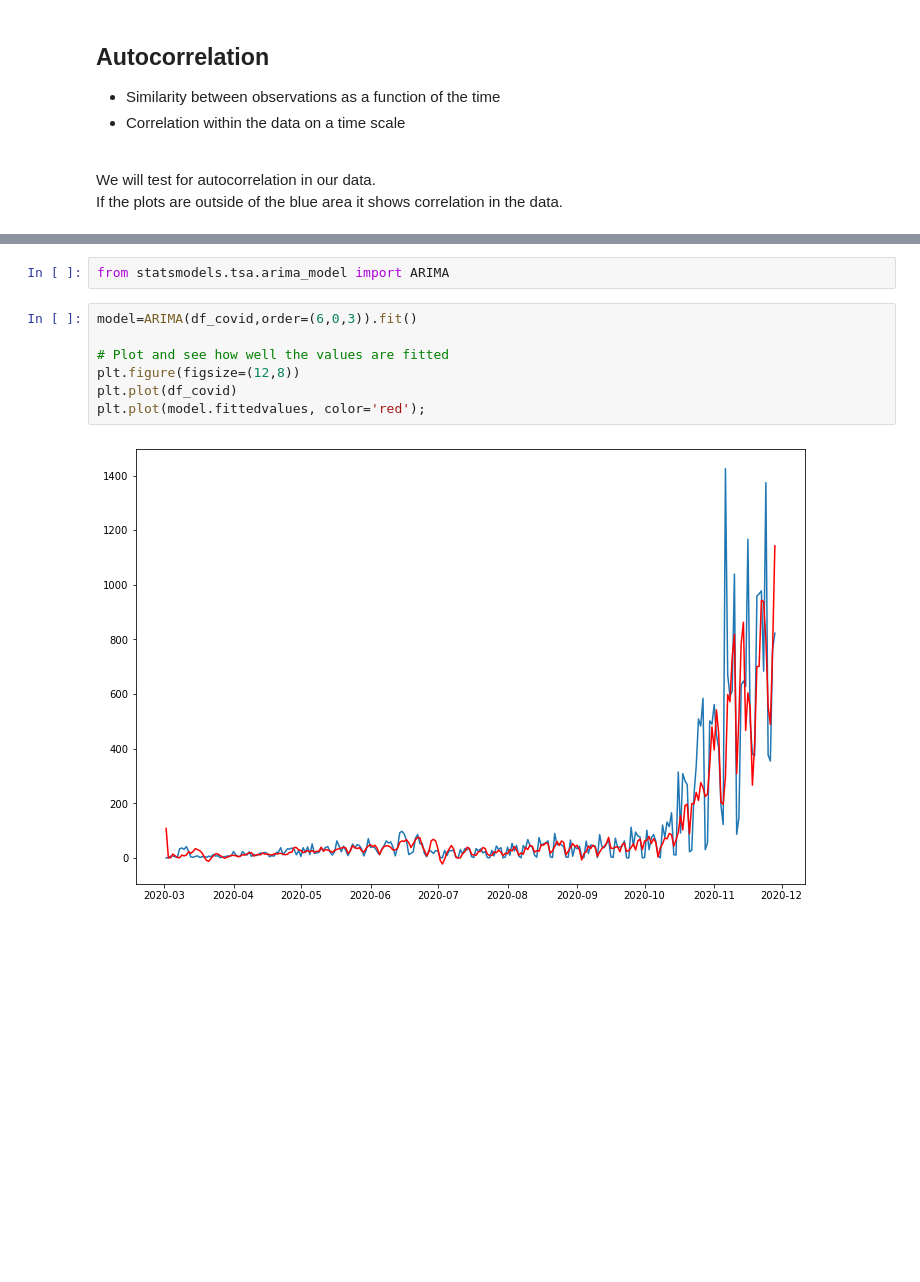
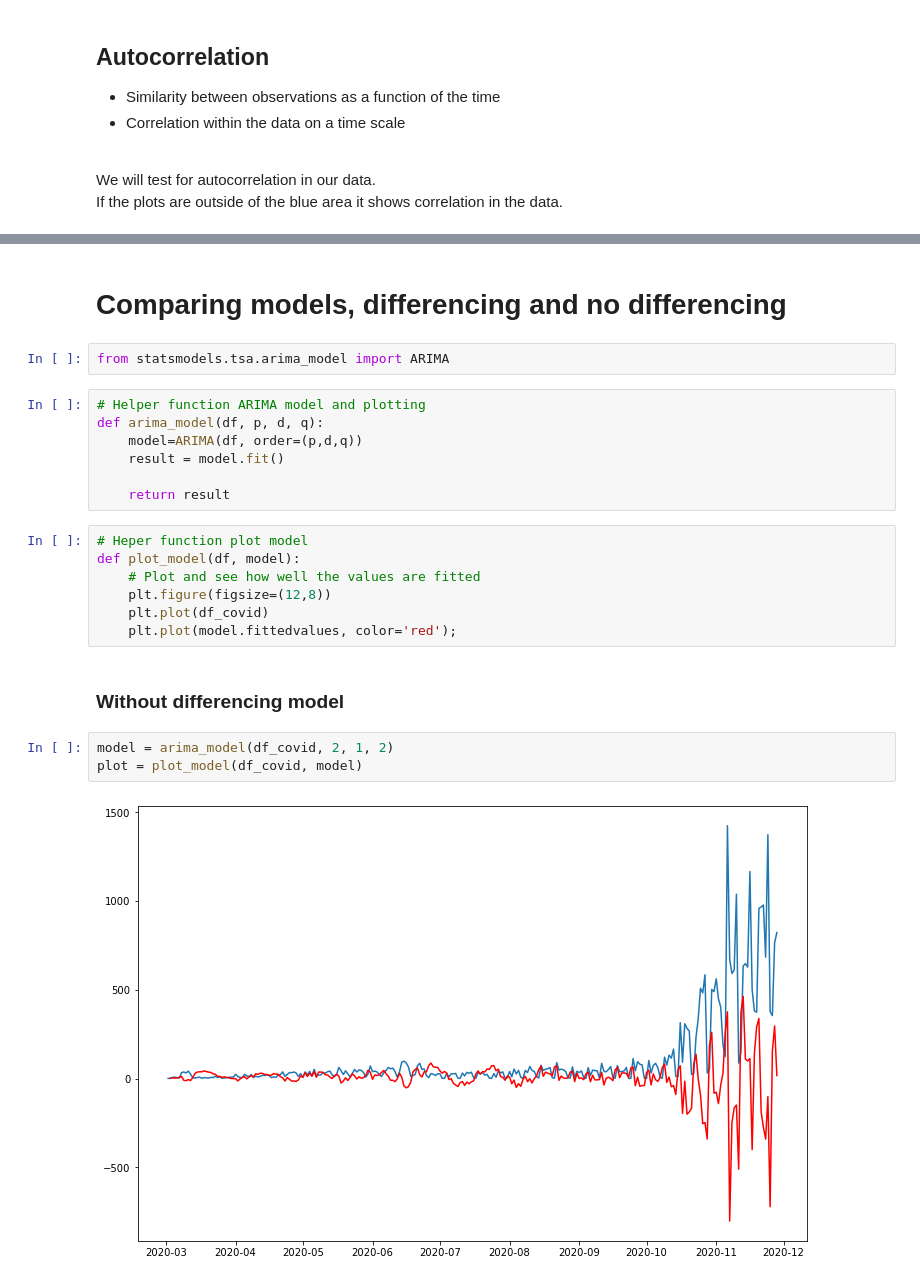
Before and after one commit to helenabarmer/machine_learning_intro, a Jupyter notebook: Regression/timeseries_forecasting.ipynb, the cells around one changed output, grey strips where cells are left out. Cells and saved outputs as stored; diff of their text form; blank space fills up the shorter version.

```diff
--- a/Regression/timeseries_forecasting.ipynb
+++ b/Regression/timeseries_forecasting.ipynb
@@ -182,11 +327,25 @@ plot_pacf(df_covid, lags=7, ax=ax2);
+# %% [markdown]
+# Comparing models, differencing and no differencing
 # %%
 from statsmodels.tsa.arima_model import ARIMA
+# %%
+# Helper function ARIMA model and plotting
+def arima_model(df, p, d, q):
+    model=ARIMA(df, order=(p,d,q))
+    result = model.fit()
+
+    return result
 # %%
-model=ARIMA(df_covid,order=(6,0,3)).fit()
-
-# Plot and see how well the values are fitted
-plt.figure(figsize=(12,8))
-plt.plot(df_covid)
-plt.plot(model.fittedvalues, color='red');
+# Heper function plot model
+def plot_model(df, model):
+    # Plot and see how well the values are fitted
+    plt.figure(figsize=(12,8))
+    plt.plot(df_covid)
+    plt.plot(model.fittedvalues, color='red');
-# %% [output]
-[figure, removed]
+# %% [markdown]
+### Without differencing model
+# %%
+model = arima_model(df_covid, 2, 1, 2)
+plot = plot_model(df_covid, model)
+# %% [output]
+[figure, added]
```
Also changed, not shown: parts of 55 cells of this notebook.
